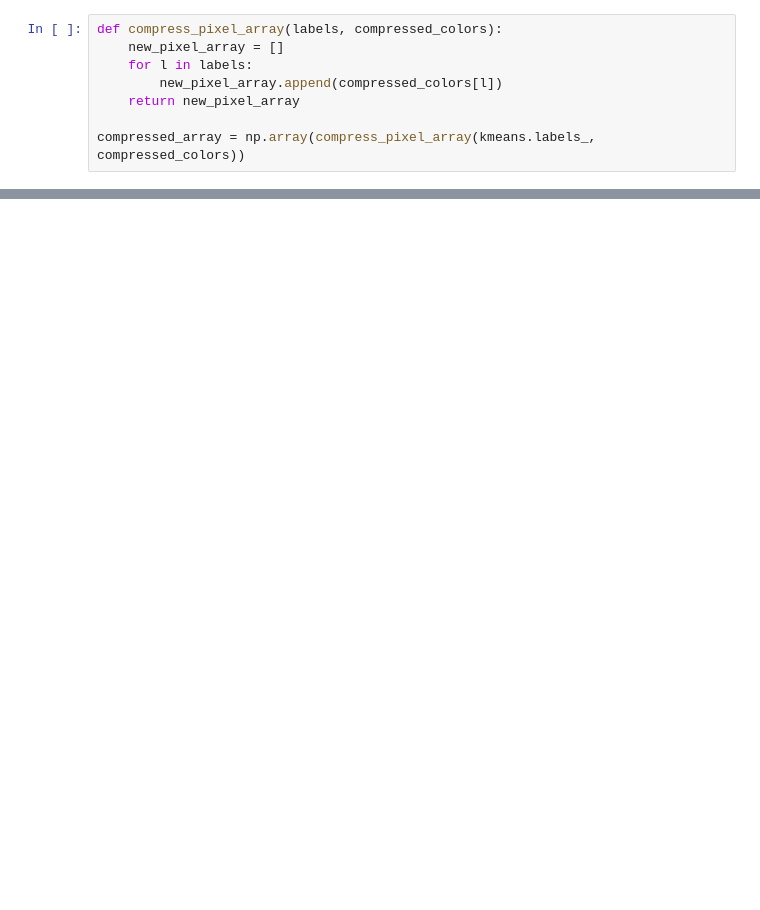
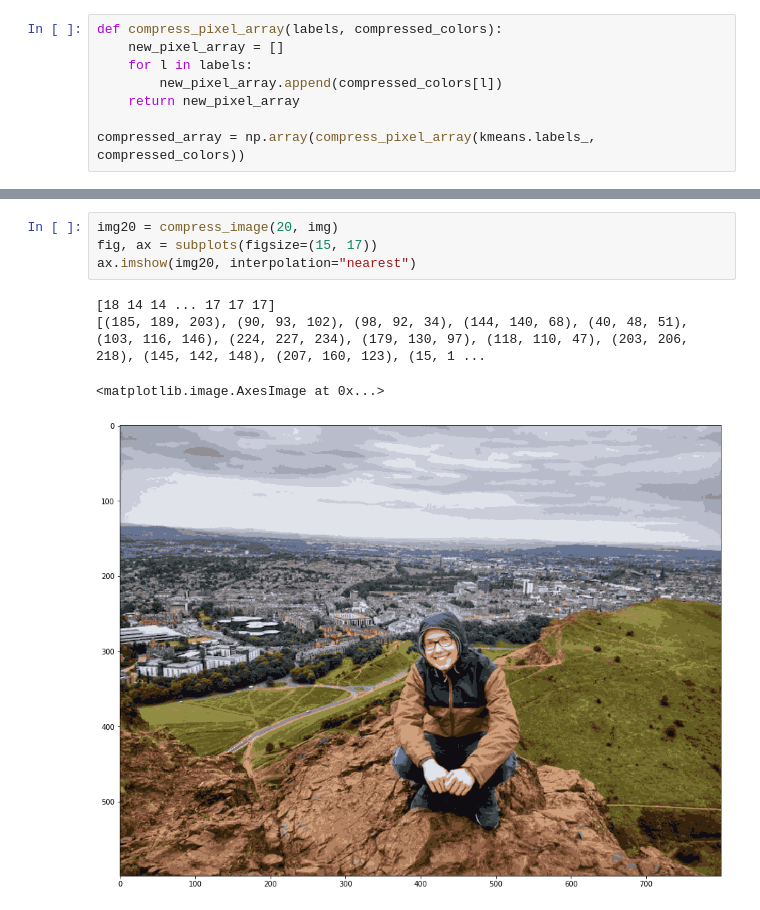
Before and after one commit to SimonSebechlebsky/vos2-clustering, a Jupyter notebook: image-compression.ipynb, the cells around one changed output, grey strips where cells are left out. Drawn from its saved outputs; the diff is of its cells as text; blank space fills up the shorter version.

```diff
--- a/image-compression.ipynb
+++ b/image-compression.ipynb
@@ -95,0 +135,9 @@ ax.imshow(compressed_img, interpolation="nearest")
+# %%
+img20 = compress_image(20, img)
+fig, ax = subplots(figsize=(15, 17))
+ax.imshow(img20, interpolation="nearest")
+# %% [output]
+[18 14 14 ... 17 17 17]
+[(185, 189, 203), (90, 93, 102), (98, 92, 34), (144, 140, 68), (40, 48, 51), (103, 116, 146), (224, 227, 234), (179, 130, 97), (118, 110, 47), (203, 206, 218), (145, 142, 148), (207, 160, 123), (15, 1 ...
+<matplotlib.image.AxesImage at 0x...>
+[figure, added]
```
Also changed, not shown: parts of 17 cells of this notebook, 3 other files.
